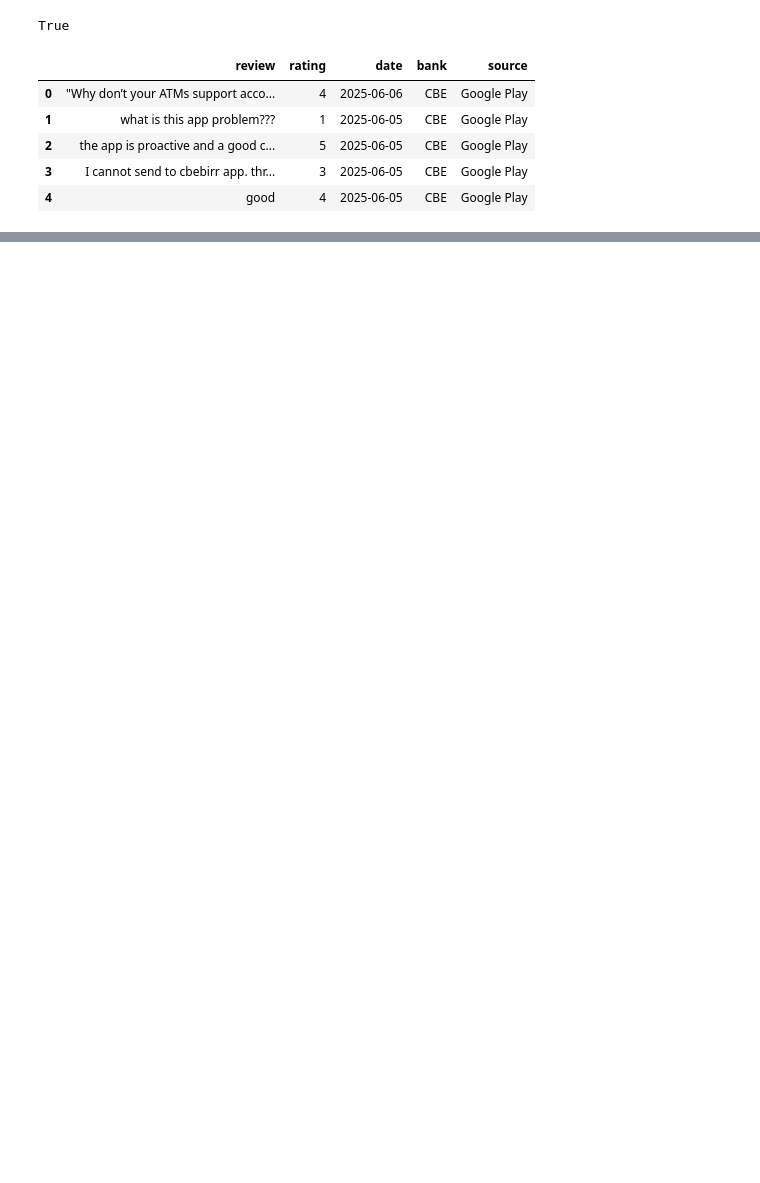
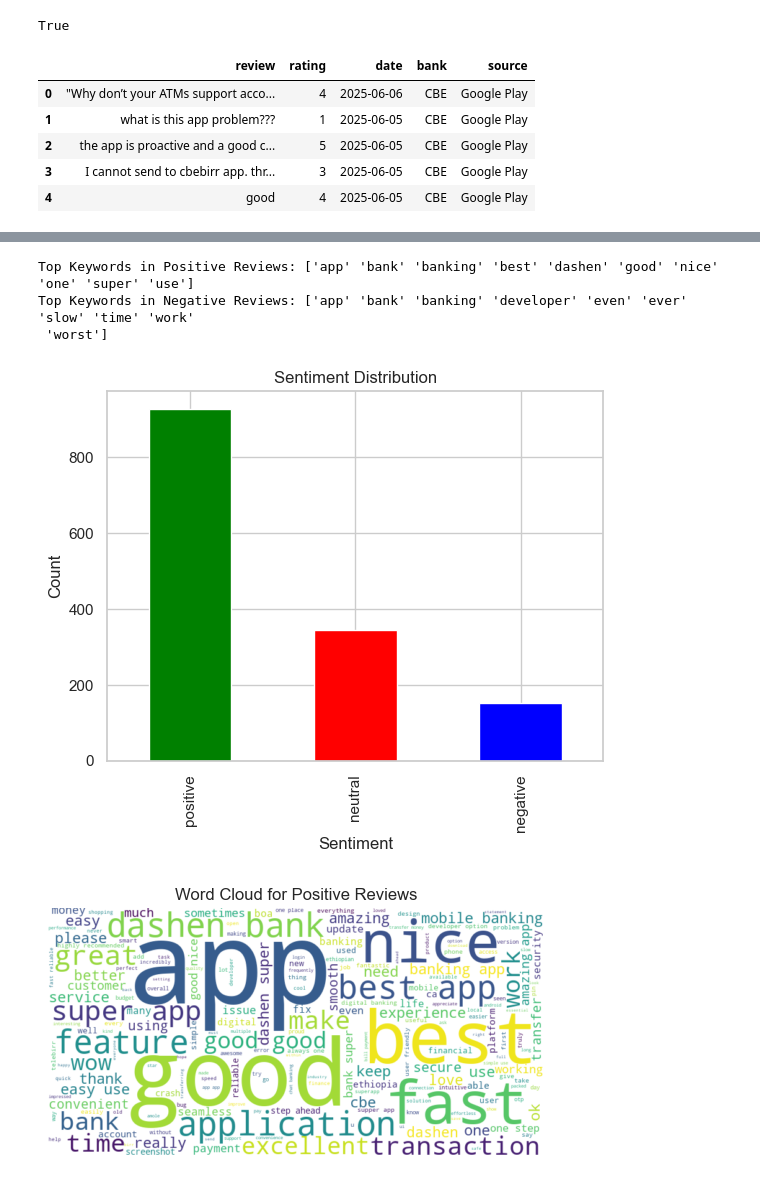
Before and after one commit to bobdeve/customer-satisfaction, a Jupyter notebook: notebooks/Sentiment_Analysis_Keyword_Extraction.ipynb, the cells around one changed output, grey strips where cells are left out. Cells and saved outputs as stored; diff of their text form; code cells hidden in the pictures; blank space fills up the shorter version.

Commit message:
Add sentiment analysis plots and app improvement insights for Task 4

```diff
--- a/notebooks/Sentiment_Analysis_Keyword_Extraction.ipynb
+++ b/notebooks/Sentiment_Analysis_Keyword_Extraction.ipynb
@@ -100,0 +283,44 @@ NameError: name 'word_tokenize' is not defined
+# %%
+# === Filter Reviews Based on Sentiment ===
+# Extract only the reviews labeled as 'positive' and 'negative' (ignore 'neutral' ones)
+positive_reviews = df[df['sentiment'] == 'positive']['processed_review']
+negative_reviews = df[df['sentiment'] == 'negative']['processed_review']
+
+# === Extract Top Keywords from Positive Reviews ===
+# Use TF-IDF to find top 10 most significant words in positive reviews
+vectorizer_pos = TfidfVectorizer(max_features=10)
+X_pos = vectorizer_pos.fit_transform(positive_reviews)
+print("Top Keywords in Positive Reviews:", vectorizer_pos.get_feature_names_out())
+
+# === Extract Top Keywords from Negative Reviews ===
+# Use TF-IDF to find top 10 most significant words in negative reviews
+vectorizer_neg = TfidfVectorizer(max_features=10)
+X_neg = vectorizer_neg.fit_transform(negative_reviews)
+print("Top Keywords in Negative Reviews:", vectorizer_neg.get_feature_names_out())
+# %% [output]
+Top Keywords in Positive Reviews: ['app' 'bank' 'banking' 'best' 'dashen' 'good' 'nice' 'one' 'super' 'use']
+Top Keywords in Negative Reviews: ['app' 'bank' 'banking' 'developer' 'even' 'ever' 'slow' 'time' 'work'
+ 'worst']
+# %%
+# === Plot Sentiment Distribution ===
+df['sentiment'].value_counts().plot(kind='bar', color=['green', 'red', 'blue'])
+plt.title('Sentiment Distribution')      # Title for the plot
+plt.xlabel('Sentiment')                  # X-axis label
+plt.ylabel('Count')                      # Y-axis label
+plt.show()                               # Display the bar chart
+
+# === Generate Word Cloud for Positive Reviews ===
+# Join all positive reviews into a single string
+positive_text = ' '.join(positive_reviews)
+
+# Create a WordCloud object
+wordcloud = WordCloud(width=800, height=400, background_color='white').generate(positive_text)
+
+# Display the word cloud image
+plt.imshow(wordcloud, interpolation='bilinear')  # Render the word cloud
+plt.axis('off')                                  # Turn off axis
+plt.title('Word Cloud for Positive Reviews')     # Set the title
+plt.show()
+# %% [output]
+[figure, added]
+[figure, added]
```
Also changed, not shown: parts of 12 cells of this notebook.
